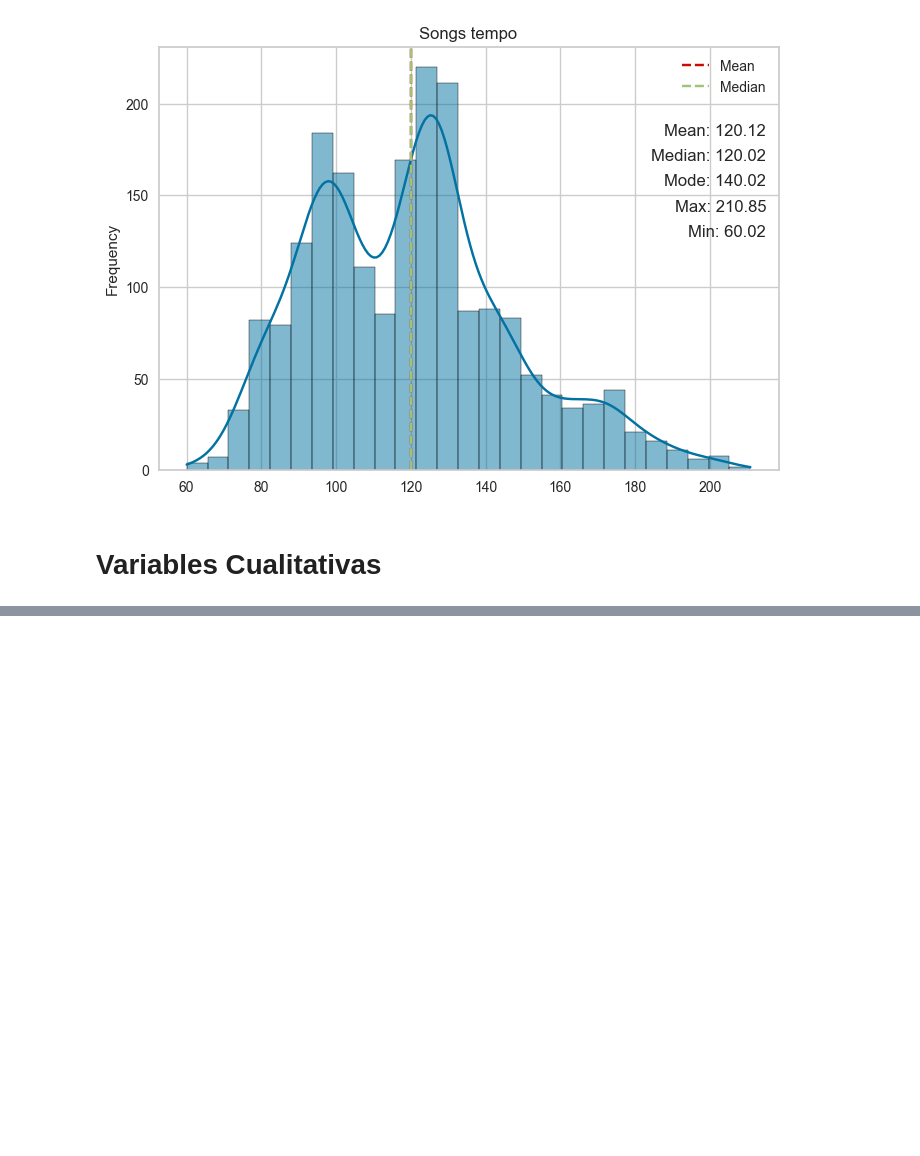
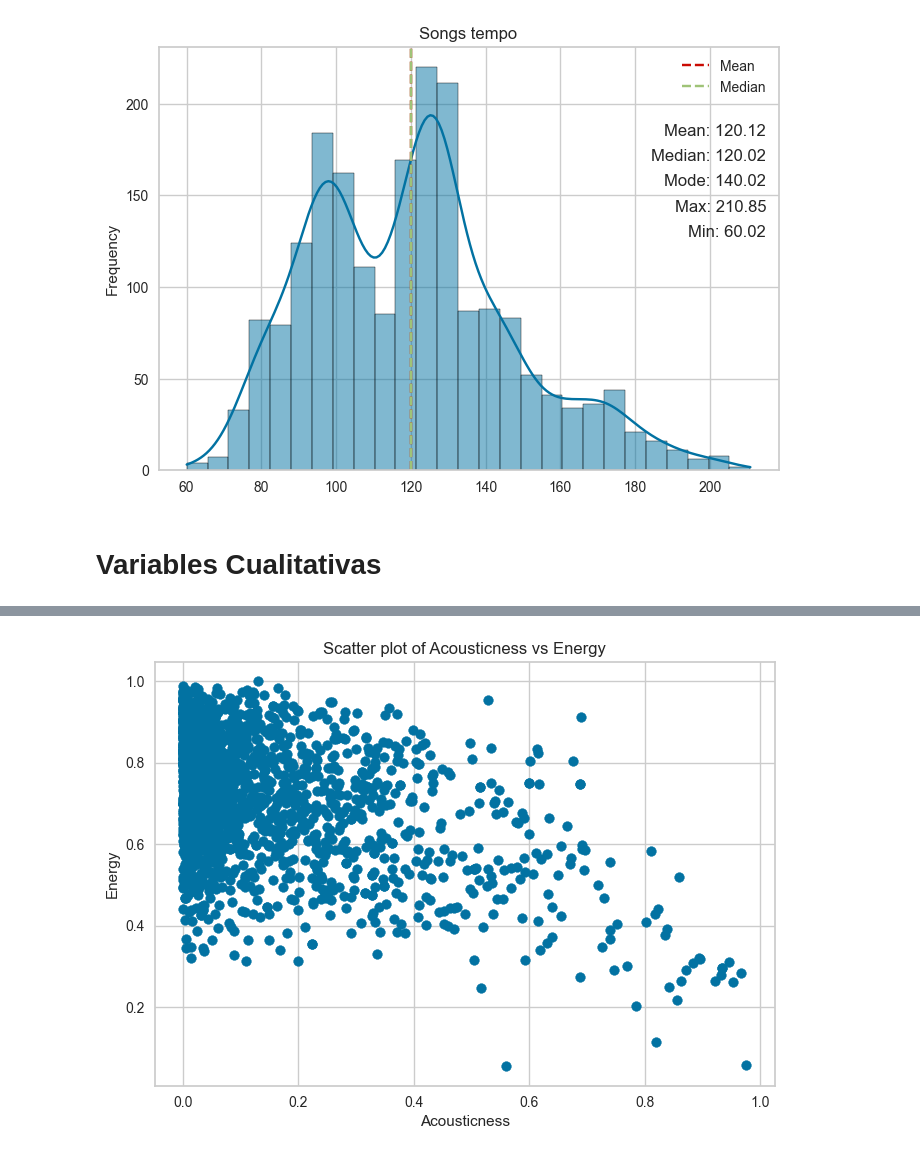
Before and after one commit to estebandonis/Proyecto1-MineriadeDatos, a Jupyter notebook: proyecto1.ipynb, the cells around one changed output, grey strips where cells are left out. Saved outputs shown, nothing was run; the diff lists cells and outputs as text; code cells hidden in the pictures; blank space fills up the shorter version.

```diff
--- a/proyecto1.ipynb
+++ b/proyecto1.ipynb
@@ -757,0 +823,12 @@ Name: genre, dtype: int64
+# %%
+import matplotlib.pyplot as plt
+
+# Asumiendo que df es tu DataFrame y que contiene las columnas 'acousticness' y 'energy'
+
+plt.scatter(songs_df['acousticness'], songs_df['energy'])
+plt.xlabel('Acousticness')
+plt.ylabel('Energy')
+plt.title('Scatter plot of Acousticness vs Energy')
+plt.show()
+# %% [output]
+[figure, added]
```
Also changed, not shown: parts of 10 cells of this notebook.
